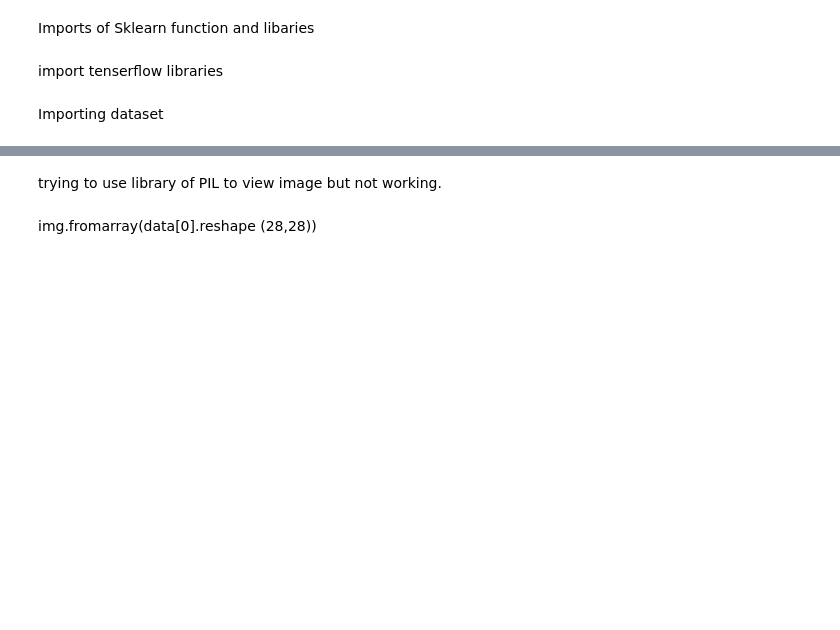
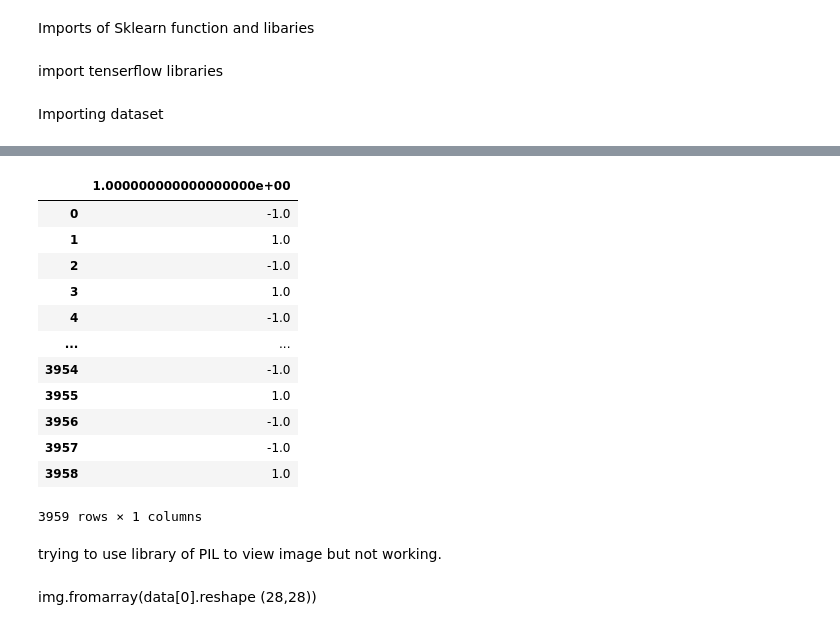
Before and after one commit to safeer-maker/image_classification, a Jupyter notebook: classification.ipynb, the cells around one changed output, grey strips where cells are left out. Saved outputs shown, nothing was run; the diff lists cells and outputs as text; code cells hidden in the pictures; blank space fills up the shorter version.

```diff
--- a/classification.ipynb
+++ b/classification.ipynb
@@ -50,3 +71,19 @@ X_data.shape
+# %%
+y_laybel
+# %% [output]
+|  | 1.000000000000000000e+00 |
+| 0 | -1.0 |
+| 1 | 1.0 |
+| 2 | -1.0 |
+| 3 | 1.0 |
+| 4 | -1.0 |
+| ... | ... |
+| 3954 | -1.0 |
+| 3955 | 1.0 |
+| 3956 | -1.0 |
+| 3957 | -1.0 |
+| 3958 | 1.0 |
+3959 rows × 1 columns
 # %% [markdown]
 trying to use library of PIL to view image but not working.
 # %% [markdown]
```
Also changed, not shown: parts of 3 cells of this notebook, 2 other files.
